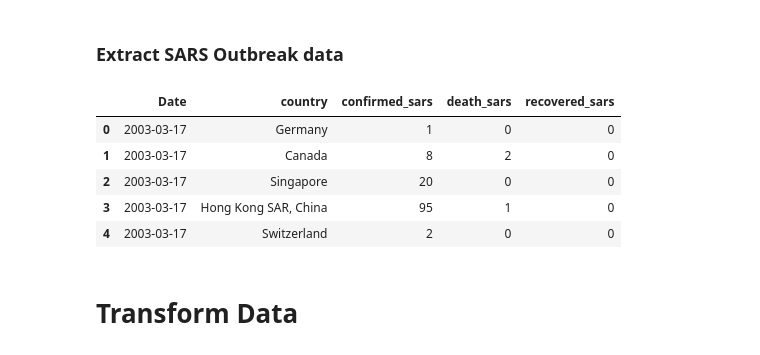
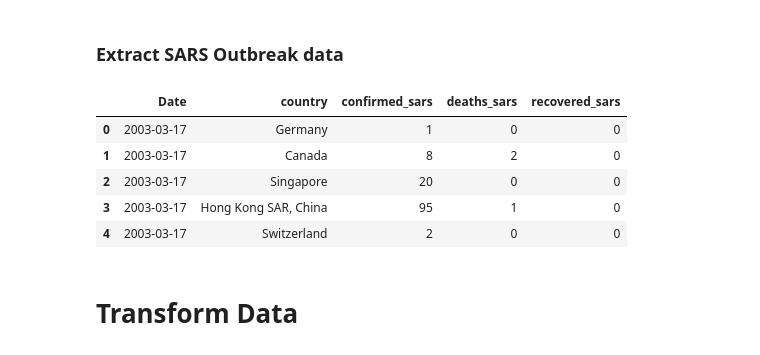
Before and after one commit to sopofedupz/ETL_Project, a Jupyter notebook: ETL_nCOV19_SARS-checkpoint.ipynb, the cells around one changed output. Saved outputs shown, nothing was run; the diff lists cells and outputs as text; code cells hidden in the pictures.

```diff
--- a/ETL_nCOV19_SARS-checkpoint.ipynb
+++ b/ETL_nCOV19_SARS-checkpoint.ipynb
@@ -75,16 +75,16 @@ Name: Sno, dtype: int64
 # %%
 # Reading SARS outbreak data downloaded from Kaggle
 original_sars03_df = pd.read_csv('./Resources/sars_2003_complete_dataset_clean.csv')
 
 sars03_df = original_sars03_df.rename(columns={'Country':'country',
                                                'Cumulative number of case(s)':'confirmed_sars',
-                                               'Number of deaths':'death_sars',
+                                               'Number of deaths':'deaths_sars',
                                                'Number recovered': 'recovered_sars'}).copy()
 
 # Check dataframe
 sars03_df.head()
 # %% [output]
-|  | Date | country | confirmed_sars | death_sars | recovered_sars |
+|  | Date | country | confirmed_sars | deaths_sars | recovered_sars |
 | 0 | 2003-03-17 | Germany | 1 | 0 | 0 |
 | 1 | 2003-03-17 | Canada | 8 | 2 | 0 |
 | 2 | 2003-03-17 | Singapore | 20 | 0 | 0 |
```
Also changed, not shown: parts of 5 cells of this notebook, 1 other file.
